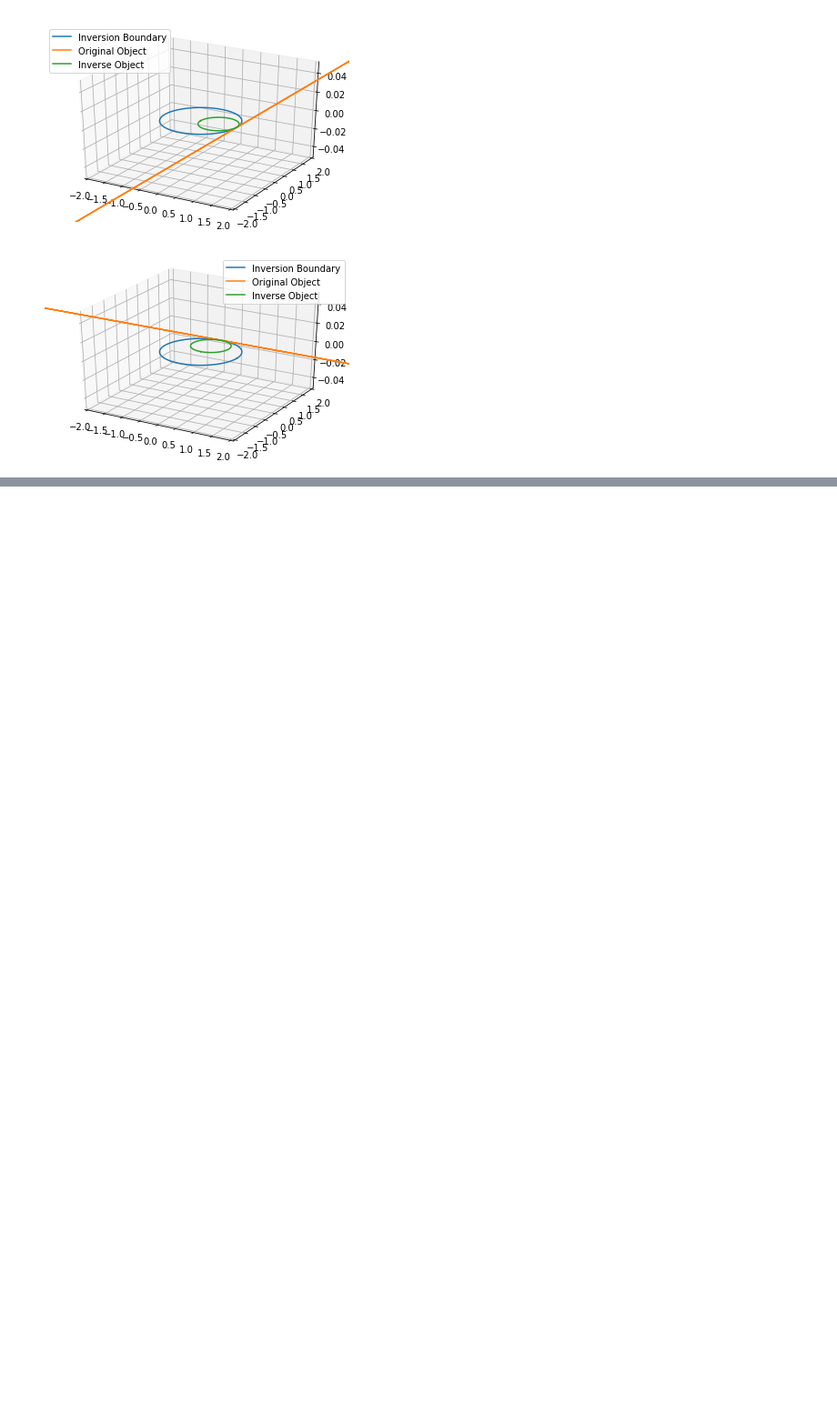
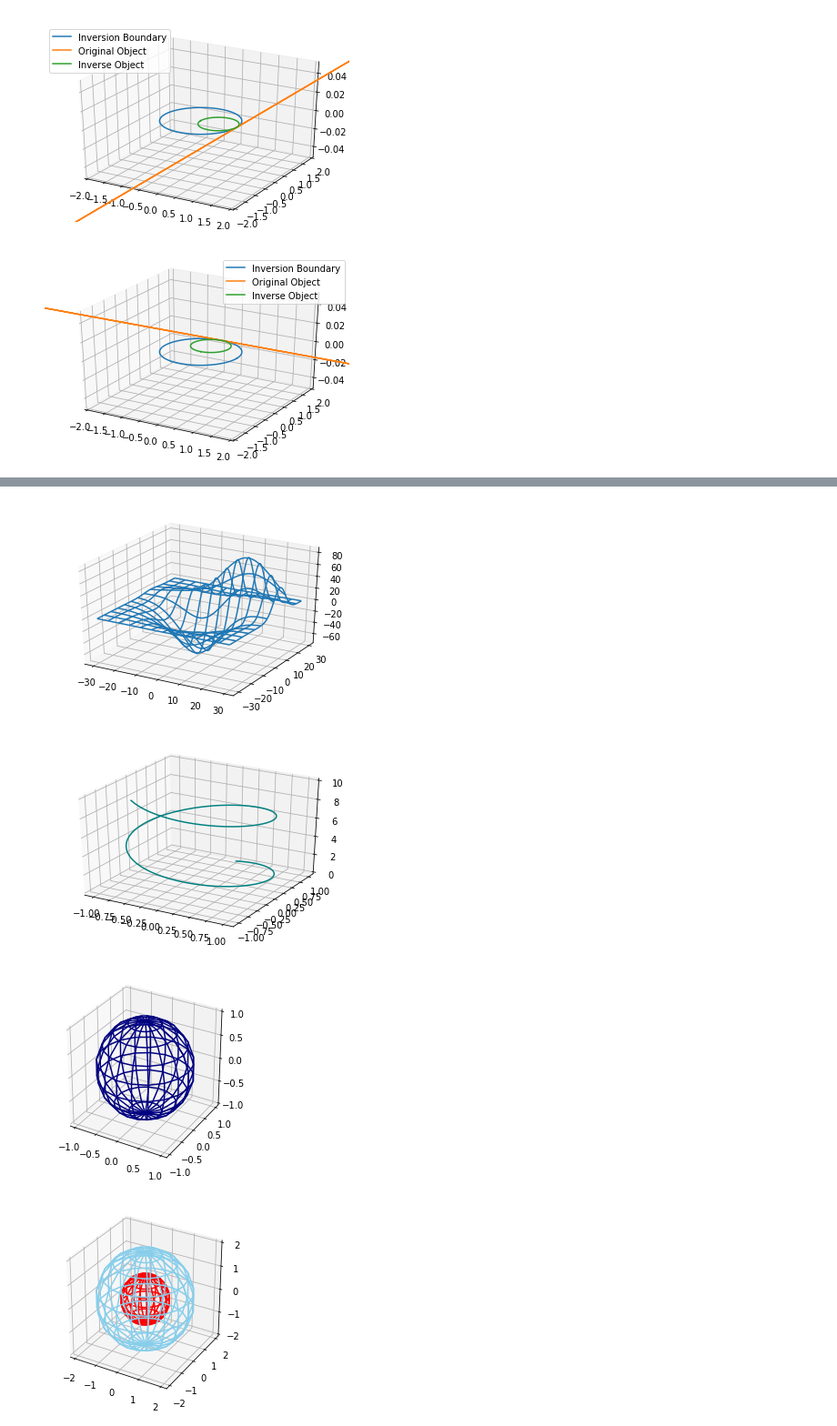
Before and after one commit to PrestonYadegar/MA150, a Jupyter notebook: Inversive Geometry.ipynb, the cells around one changed output, grey strips where cells are left out. Shown: that part at 91% size. Saved outputs shown, nothing was run; the diff lists cells and outputs as text; code cells hidden in the pictures; blank space fills up the shorter version.

```diff
--- a/Inversive Geometry.ipynb
+++ b/Inversive Geometry.ipynb
@@ -243,0 +257,57 @@ plt.show()
+# %%
+# Some cools plots in 3D
+fig = plt.figure()
+ax = fig.add_subplot(111, projection='3d')
+X, Y, Z = axes3d.get_test_data(0.05)
+ax.plot_wireframe(X, Y, Z, rstride=10, cstride=10)
+
+z_plane = deepcopy(X)
+fig = plt.figure()
+ax = plt.axes(projection='3d')
+# Data for a three-dimensional line
+zline = np.linspace(0, 10, 100)
+xline = np.sin(zline)
+yline = np.cos(zline)
+ax.plot3D(xline, yline, zline, 'teal')
+
+z_plane = deepcopy(X)
+fig = plt.figure()
+ax = plt.axes(projection='3d')
+ax.set_aspect("equal")
+u, v = np.mgrid[0:2*np.pi:20j, 0:np.pi:10j]
+x = np.cos(u)*np.sin(v)
+y = np.sin(u)*np.sin(v)
+z = np.cos(v)
+ax.plot_wireframe(x, y, z, color="navy")
+
+z_plane = deepcopy(X)
+fig = plt.figure()
+ax = plt.axes(projection='3d')
+# Data for a three-dimensional line
+# zline = np.linspace(0, 10, 100)
+# xline = np.sin(zline)*np.cos(zline)
+# yline = np.sin(zline)*np.sin(zline)
+# ax.plot3D(xline, yline, zline, 'teal')
+ax.set_aspect("equal")
+ax.plot_wireframe(x, y, z, color="red")
+x = 2*np.cos(u)*np.sin(v)
+y = 2*np.sin(u)*np.sin(v)
+z = 2*np.cos(v)
+ax.plot_wireframe(x, y, z, color="skyblue")
+
+# A cool coloring functions
+fig, ax = plt.subplots(subplot_kw=dict(projection='3d'))
+
+ls = LightSource(100, 50)
+# To use a custom hillshading mode, override the built-in shading and pass
+# in the rgb colors of the shaded surface calculated from "shade".
+rgb = ls.shade(z, cmap=cm.viridis, vert_exag=0.1, blend_mode='soft')
+surf = ax.plot_surface(x, y, z, rstride=1, cstride=1, facecolors=rgb,
+                       linewidth=0, antialiased=True, shade=False)
+ax.set_aspect("equal")
+plt.show()
+# %% [output]
+[figure, added]
+[figure, added]
+[figure, added]
+[figure, added]
```
Also changed, not shown: parts of 17 cells of this notebook.
